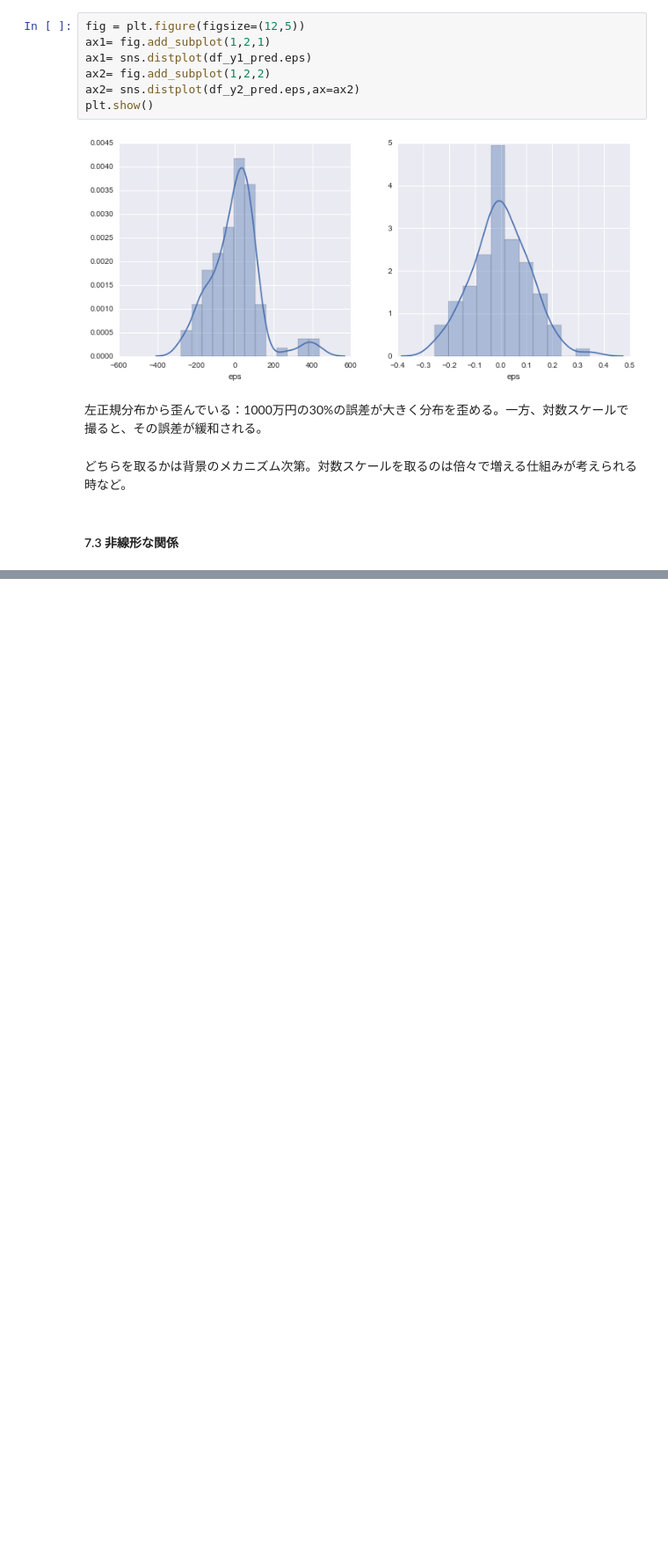
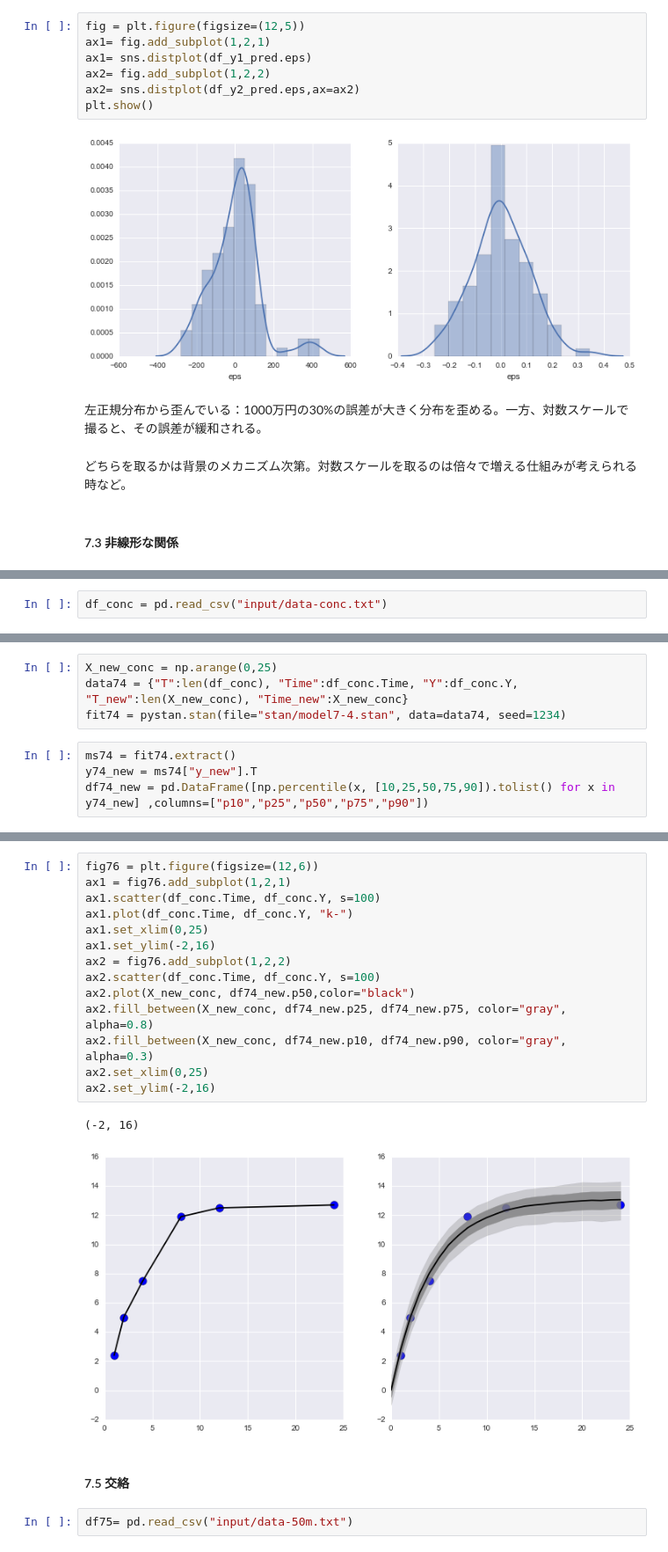
Before and after one commit to hmj/r-stan-stats-modeling-in-python, a Jupyter notebook: chap07/chapter7.ipynb, the cells around one changed output, grey strips where cells are left out. Shown at 88% size. Saved outputs shown, nothing was run; the diff lists cells and outputs as text; blank space fills up the shorter version.

```diff
--- a/chap07/chapter7.ipynb
+++ b/chap07/chapter7.ipynb
@@ -114,0 +161,2 @@ plt.show()
+# %%
+df_conc = pd.read_csv("input/data-conc.txt")
@@ -114,0 +173,8 @@ plt.show()
+# %%
+X_new_conc = np.arange(0,25)
+data74 = {"T":len(df_conc), "Time":df_conc.Time, "Y":df_conc.Y, "T_new":len(X_new_conc), "Time_new":X_new_conc}
+fit74 = pystan.stan(file="stan/model7-4.stan", data=data74, seed=1234)
+# %%
+ms74 = fit74.extract()
+y74_new = ms74["y_new"].T
+df74_new = pd.DataFrame([np.percentile(x, [10,25,50,75,90]).tolist() for x in y74_new] ,columns=["p10","p25","p50","p75","p90"])
@@ -114,0 +190,21 @@ plt.show()
+# %%
+fig76 = plt.figure(figsize=(12,6))
+ax1 = fig76.add_subplot(1,2,1)
+ax1.scatter(df_conc.Time, df_conc.Y, s=100)
+ax1.plot(df_conc.Time, df_conc.Y, "k-")
+ax1.set_xlim(0,25)
+ax1.set_ylim(-2,16)
+ax2 = fig76.add_subplot(1,2,2)
+ax2.scatter(df_conc.Time, df_conc.Y, s=100)
+ax2.plot(X_new_conc, df74_new.p50,color="black")
+ax2.fill_between(X_new_conc, df74_new.p25, df74_new.p75, color="gray", alpha=0.8)
+ax2.fill_between(X_new_conc, df74_new.p10, df74_new.p90, color="gray", alpha=0.3)
+ax2.set_xlim(0,25)
+ax2.set_ylim(-2,16)
+# %% [output]
+(-2, 16)
+[figure, added]
+# %% [markdown]
+#### 7.5 交絡
+# %%
+df75= pd.read_csv("input/data-50m.txt")
```
Also changed, not shown: parts of 36 cells of this notebook, 7 other files.
